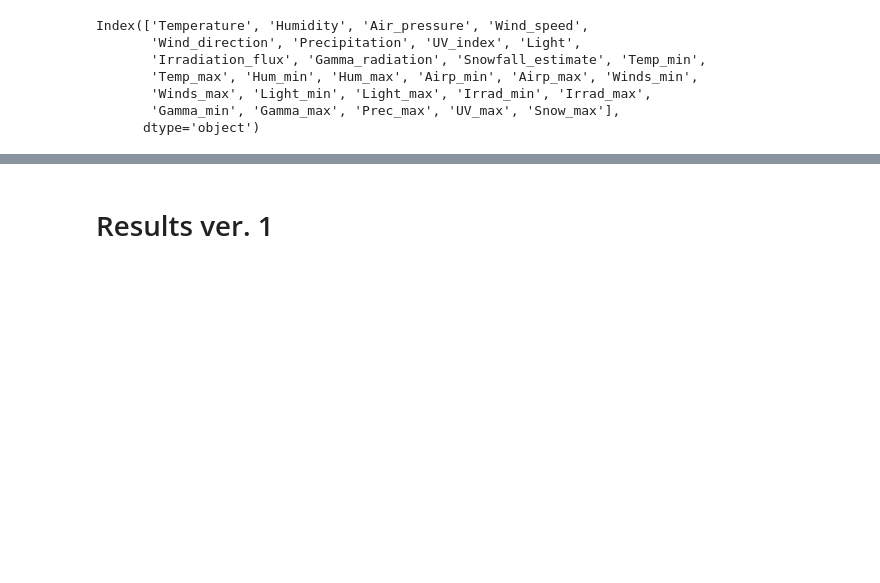
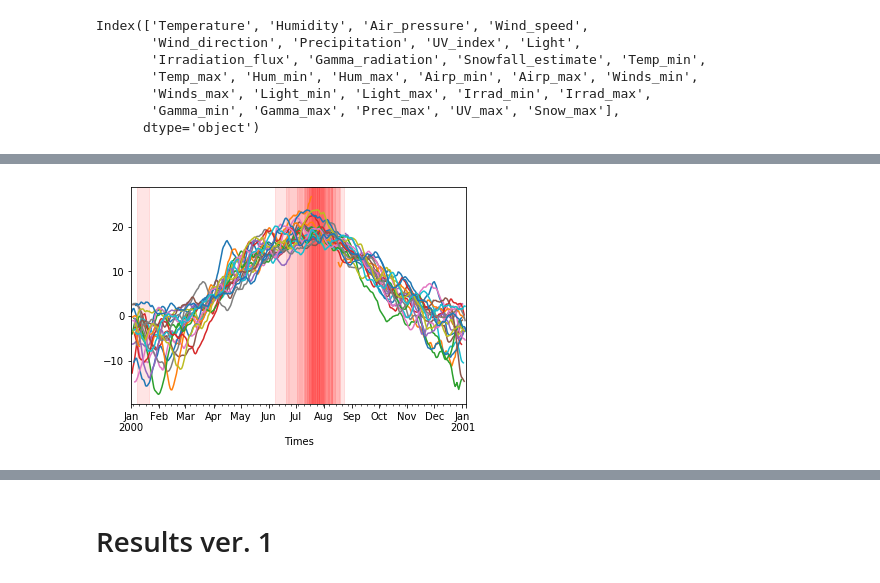
Before and after one commit to rkapp22/holidayplanner, a Jupyter notebook: holidayweather.ipynb, the cells around one changed output, grey strips where cells are left out. Saved outputs shown, nothing was run; the diff lists cells and outputs as text; code cells hidden in the pictures; blank space fills up the shorter version.

```diff
--- a/holidayweather.ipynb
+++ b/holidayweather.ipynb
@@ -771,0 +841,3 @@ pd.concat([data.head(), data.tail()])
+# %%
+#stat['Keskmine temperatuur']=(data[:]['Temperature'].resample('D').mean())
+stat['Keskmine temperatuur']=data['Temperature']
@@ -771,0 +961,8 @@ pd.concat([data.head(), data.tail()])
+# %%
+range1 = range(stat2.index.min().year+1, stat2.index.max().year+1)
+# %%
+# vaatame, iga aasta soojeima perioodi alguse kuupäeva
+print('Length of vacation:',periood)
+
+for aasta in range1:
+    print(aasta, " :",stat2[str(aasta)]['Keskmine temperatuur'].idxmax(),':', round(stat2.loc[stat2[str(aasta)]['Keskmine temperatuur'].idxmax()][0],1))
@@ -771,0 +993,17 @@ pd.concat([data.head(), data.tail()])
+# %%
+#stat2['2000']['Keskmine temperatuur'].plot(ax=ax)
+#stat2['2002']['Keskmine temperatuur'].plot()#(ax=ax)
+
+fig, ax = plt.subplots(1, sharey=True)
+nihe=0
+for aasta in range1:
+#    stat2[str(aasta)]['Keskmine temperatuur'].plot(ax=ax)#.tshift(-365*nihe).plot(ax=ax)
+    stat2[str(aasta)]['Keskmine temperatuur'].tshift(-365*nihe).plot(ax=ax)
+    puhkus=stat2[str(aasta)].idxmax().tolist()[0]
+#    ax.axvspan(puhkus, puhkus+datetime.timedelta(days=periood), color='red', alpha=0.3)
+    ax.axvspan(puhkus-datetime.timedelta(days=365*nihe), puhkus+datetime.timedelta(days=periood)-datetime.timedelta(days=365*nihe), color='red', alpha=0.1)
+    nihe+=1
+    print(aasta, '-', puhkus)
+    puhkuselist.append(puhkus)
+#    stat2['2001']['Keskmine temperatuur'].tshift(-365).plot(ax=ax)
+# %% [output]
@@ -771,0 +1027 @@ pd.concat([data.head(), data.tail()])
+[figure, added]
```
Also changed, not shown: parts of 109 cells of this notebook.
